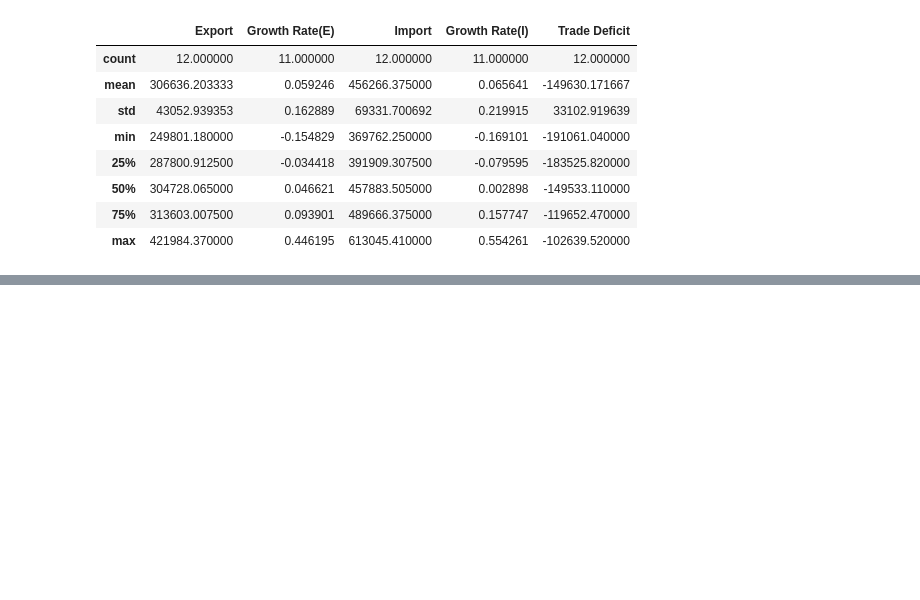
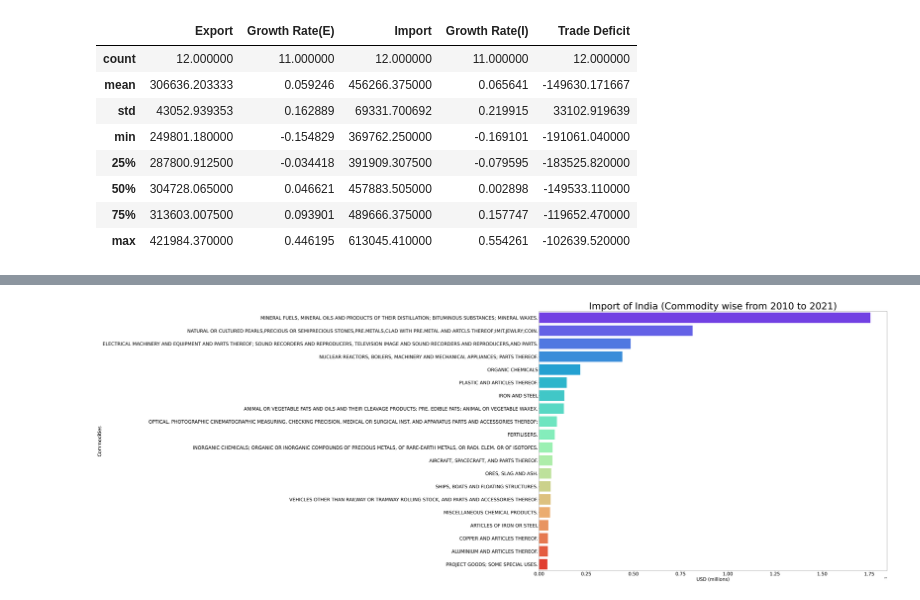
Before and after one commit to VirajBhagiya/Exploratory-data-analysis, a Jupyter notebook: Trade/Trade_2010-2021.ipynb, the cells around one changed output, grey strips where cells are left out. Saved outputs shown, nothing was run; the diff lists cells and outputs as text; code cells hidden in the pictures; blank space fills up the shorter version.

```diff
--- a/Trade/Trade_2010-2021.ipynb
+++ b/Trade/Trade_2010-2021.ipynb
@@ -262,0 +341,17 @@ fig.show()
+# %%
+def bar_plot(x, y, xlabel, ylabel, label, color):
+    global ax
+    font_size = 30
+    title_size = 60
+    plt.rcParams['figure.figsize'] = (40, 30)
+    ax = sb.barplot(x = imp_comm.value, y = imp_comm.index, palette = color)
+    ax.set_xlabel(xlabel = xlabel, fontsize = font_size)
+    ax.set_ylabel(ylabel = ylabel, fontsize = font_size)
+    ax.set_title(label = label, fontsize = title_size)
+    plt.xticks(fontsize = 30)
+    plt.yticks(fontsize = 30)
+    plt.show()
+
+bar_plot(imp_comm.value, imp_comm.index, 'USD (millions)', 'Commodities', 'Import of India (Commodity wise from 2010 to 2021)', 'rainbow')
+# %% [output]
+[figure, added]
```
Also changed, not shown: parts of 5 cells of this notebook.
